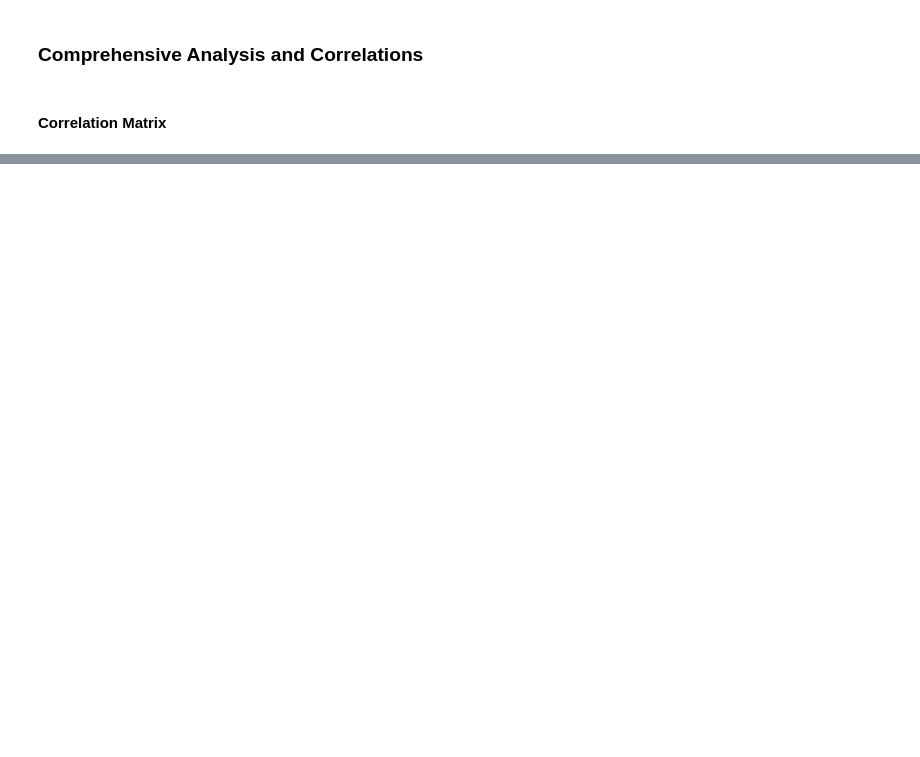
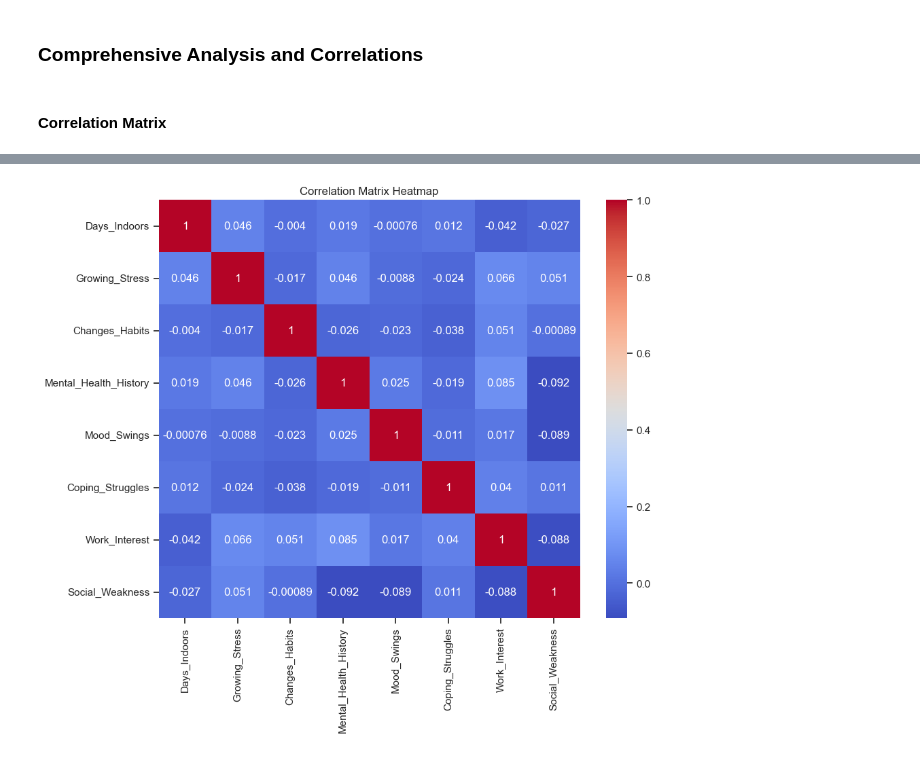
Before and after one commit to reneczka/mental-health, a Jupyter notebook: mental_health.ipynb, the cells around one changed output, grey strips where cells are left out. Saved outputs shown, nothing was run; the diff lists cells and outputs as text; code cells hidden in the pictures; blank space fills up the shorter version.

```diff
--- a/mental_health.ipynb
+++ b/mental_health.ipynb
@@ -282,3 +292,39 @@ plt.show()
 ### Comprehensive Analysis and Correlations
 # %% [markdown]
 #### Correlation Matrix
+# %%
+
+ds = pd.read_csv('Mental Health Dataset.csv')
+
+ds['self_employed'].fillna('Unknown', inplace=True)
+
+ds['Timestamp'] = pd.to_datetime(ds['Timestamp'])
+
+
+days_indoors_mapping = {
+    'Go out Every day': 0,
+    '1-14 days': 1,
+    '15-30 days': 2,
+    '31-60 days': 3,
+    'More than 2 months': 4,
+}
+
+ds['Days_Indoors'] = ds['Days_Indoors'].map(days_indoors_mapping)
+
+mood_swings_mapping = {
+    'Low': 0,
+    'Medium': 1,
+    'High': 2,
+}
+
+ds['Mood_Swings'] = ds['Mood_Swings'].map(mood_swings_mapping)
+
+ds['Growing_Stress'] = ds['Growing_Stress'].map({'Yes': 1, 'No': 0})
+ds['Changes_Habits'] = ds['Changes_Habits'].map({'Yes': 1, 'No': 0})
+ds['Mental_Health_History'] = ds['Mental_Health_History'].map({'Yes': 1, 'No': 0})
+ds['Coping_Struggles'] = ds['Coping_Struggles'].map({'Yes': 1, 'No': 0})
+ds['Work_Interest'] = ds['Work_Interest'].map({'Yes': 1, 'No': 0})
+ds['Social_Weakness'] = ds['Social_Weakness'].map({'Yes': 1, 'No': 0})
+
+correlation_matrix = ds[cols_with_variance].corr()
+print(correlation_matrix)
@@ -284,0 +355,7 @@ plt.show()
+# %%
+plt.figure(figsize=(10, 8))
+sns.heatmap(correlation_matrix, annot=True, cmap='coolwarm')
+plt.title('Correlation Matrix Heatmap')
+plt.show()
+# %% [output]
+[figure, added]
```
Also changed, not shown: parts of 22 cells of this notebook, 6 other files.
